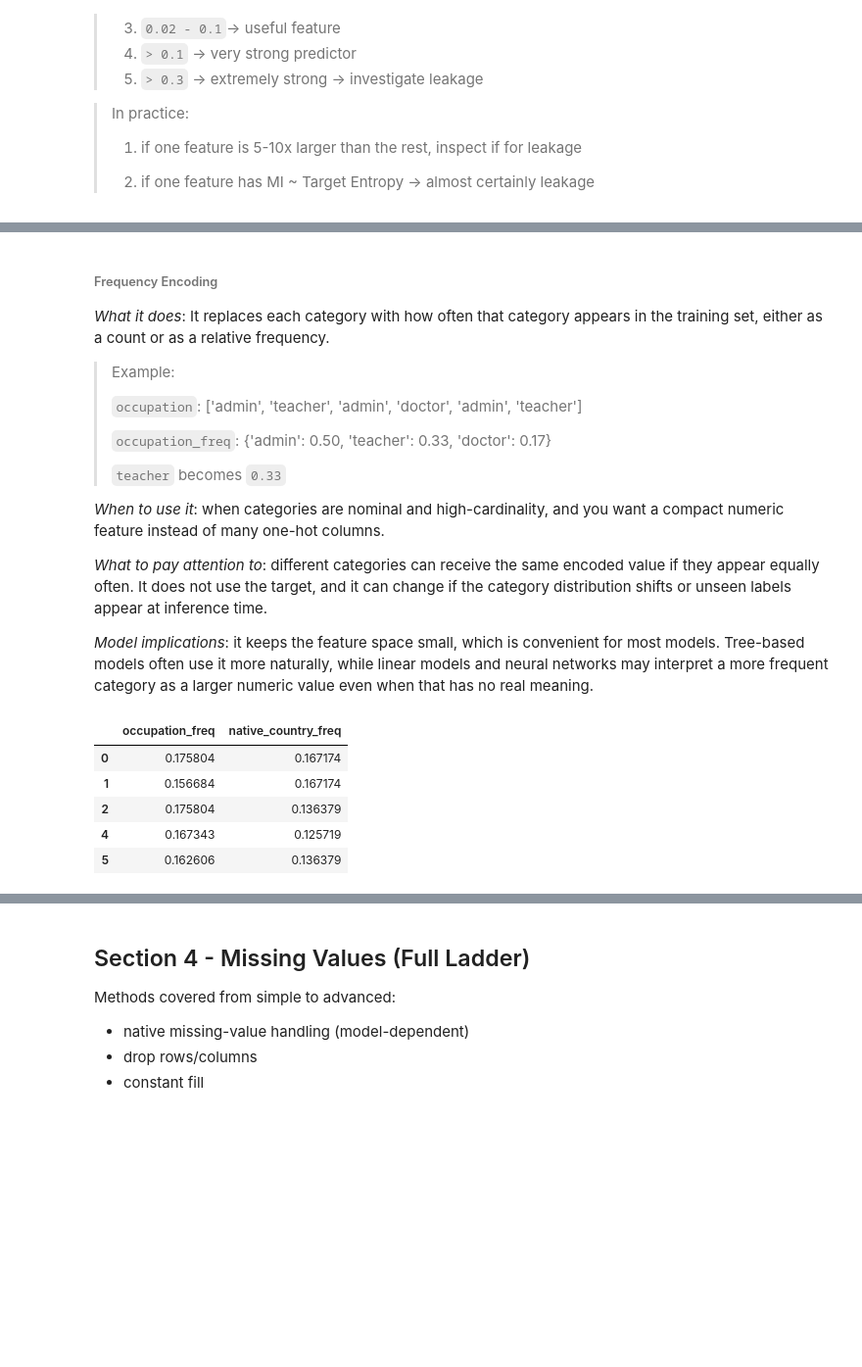
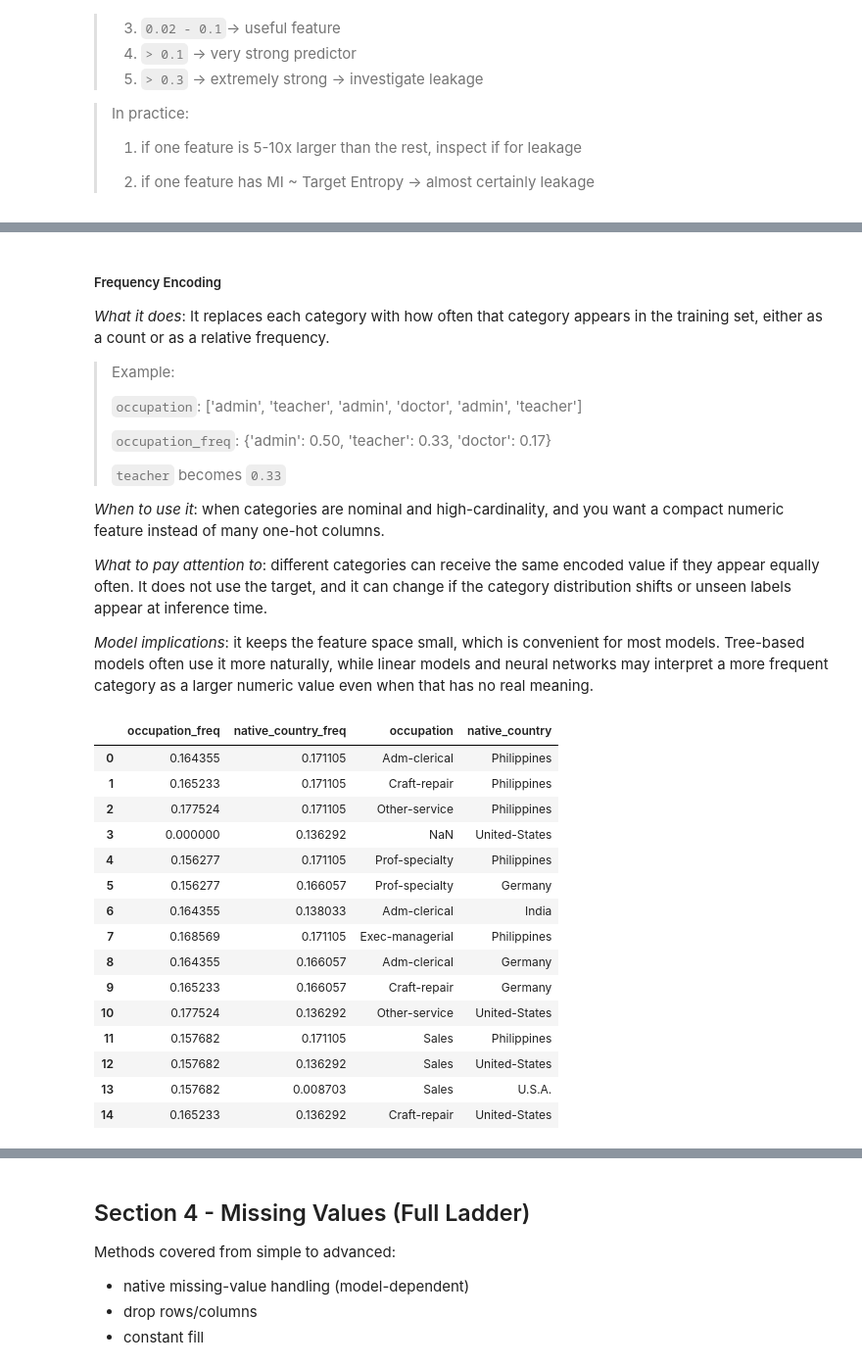
Before and after one commit to CardoAI/ml_industry_course, a Jupyter notebook: day1/datapreprocessing_featureengineering.ipynb, the cells around one changed output, grey strips where cells are left out. Shown at 98% size. Cells and saved outputs as stored; diff of their text form; code cells hidden in the pictures; blank space fills up the shorter version.

```diff
--- a/day1/datapreprocessing_featureengineering.ipynb
+++ b/day1/datapreprocessing_featureengineering.ipynb
@@ -425,7 +489,9 @@ def leakage_tree_score(X, y, feature, cv=5):
     return cross_val_score(model, X[[feature]], y, cv=cv, scoring="roc_auc").mean()
 
 for col in adult.drop([TARGET_COL, TARGET_BIN_COL], axis=1).select_dtypes('number').columns:
-    ls = (leakage_tree_score(adult, adult[TARGET_BIN_COL], col, cv=3))
+    single_col = adult[[col, TARGET_BIN_COL]]
+    single_col[col] = single_col[col].astype(float)
+    ls = (leakage_tree_score(single_col, single_col[TARGET_BIN_COL], col, cv=3))
     if ls > 0.6:
         print(f"Potential leakage detected: {col} with score {ls:.4f}")
 # %% [output]
@@ -574,10 +616,0 @@ Unseen occupation categories in test vs train: ['policy_simulator', 'quantum_tec
-# %%
-split_prop = adult[SPLIT_COL].value_counts(normalize=True).rename("share").reset_index().rename(columns={"index": SPLIT_COL})
-show(split_prop, n=10)
-
-for col in ["occupation", "native_country", "workclass"]:
-    if col in adult.columns:
-        unseen = unseen_categories(train_df[col], test_df[col])
-        print(f"{col}: unseen in test={len(unseen)} -> {unseen[:8]}")
-
-print("Bad split examples to avoid: group leakage (same entity in train/test), and time leakage (future rows in train).")
@@ -598,0 +617,28 @@ All mappings/encoders are learned on **train only**.
+# %%
+split_summary = pd.DataFrame({
+    "split": ["train", "val", "test"],
+    "n_rows": [len(train_df), len(val_df), len(test_df)],
+    "target_rate": [
+        train_df[TARGET_BIN_COL].mean(),
+        val_df[TARGET_BIN_COL].mean(),
+        test_df[TARGET_BIN_COL].mean(),
+    ],
+})
+
+fig, axes = plt.subplots(1, 2, figsize=(10, 4))
+
+sns.barplot(data=split_summary, x="split", y="n_rows", ax=axes[0])#, palette="Set2")
+axes[0].set_title("Rows per split")
+axes[0].set_ylabel("Number of rows")
+
+sns.barplot(data=split_summary, x="split", y="target_rate", ax=axes[1])#, palette="Set2")
+axes[1].set_title("Positive label ratio per split")
+axes[1].set_ylabel(TARGET_BIN_COL)
+
+for ax, col in zip(axes, ["n_rows", "target_rate"]):
+    for i, v in enumerate(split_summary[col]):
+        label = f"{v:.3f}" if col == "target_rate" else f"{int(v)}"
+        ax.text(i, v, label, ha="center", va="bottom")
+
+plt.tight_layout()
+plt.show()
@@ -772,5 +881,5 @@ OHE shapes: (5910, 96) (1487, 96) (1874, 96)
 # %% [markdown]
-###### Frequency Encoding
+##### Frequency Encoding
 
 *What it does*: It replaces each category with how often that category appears in the training set, either as a count or as a relative frequency.
 
@@ -790,23 +899,34 @@ OHE shapes: (5910, 96) (1487, 96) (1874, 96)
 # %%
 # Frequency Encoding
 freq_maps = {}
 X_train_freq = pd.DataFrame(index=X_train_raw.index)
 X_val_freq = pd.DataFrame(index=X_val_raw.index)
 X_test_freq = pd.DataFrame(index=X_test_raw.index)
 
 freq_cols = [c for c in ["occupation", "native_country"] if c in X_train_raw.columns]
 for col in freq_cols:
     freq = X_train_raw[col].astype(str).value_counts(normalize=True)
     freq_maps[col] = freq
     X_train_freq[f"{col}_freq"] = X_train_raw[col].astype(str).map(freq).fillna(0.0)
     X_val_freq[f"{col}_freq"] = X_val_raw[col].astype(str).map(freq).fillna(0.0)
     X_test_freq[f"{col}_freq"] = X_test_raw[col].astype(str).map(freq).fillna(0.0)
 
-show(X_train_freq, n=5)
+show(pd.concat([X_train_freq, X_train_raw[['occupation', 'native_country']]], axis=1)
+     .drop_duplicates(['occupation', 'native_country'], ignore_index=True), n=15)
 # %% [output]
-|  | occupation_freq | native_country_freq |
-| 0 | 0.175804 | 0.167174 |
-| 1 | 0.156684 | 0.167174 |
-| 2 | 0.175804 | 0.136379 |
-| 4 | 0.167343 | 0.125719 |
-| 5 | 0.162606 | 0.136379 |
+|  | occupation_freq | native_country_freq | occupation | native_country |
+| 0 | 0.164355 | 0.171105 | Adm-clerical | Philippines |
+| 1 | 0.165233 | 0.171105 | Craft-repair | Philippines |
+| 2 | 0.177524 | 0.171105 | Other-service | Philippines |
+| 3 | 0.000000 | 0.136292 | NaN | United-States |
+| 4 | 0.156277 | 0.171105 | Prof-specialty | Philippines |
+| 5 | 0.156277 | 0.166057 | Prof-specialty | Germany |
+| 6 | 0.164355 | 0.138033 | Adm-clerical | India |
+| 7 | 0.168569 | 0.171105 | Exec-managerial | Philippines |
+| 8 | 0.164355 | 0.166057 | Adm-clerical | Germany |
+| 9 | 0.165233 | 0.166057 | Craft-repair | Germany |
+| 10 | 0.177524 | 0.136292 | Other-service | United-States |
+| 11 | 0.157682 | 0.171105 | Sales | Philippines |
+| 12 | 0.157682 | 0.136292 | Sales | United-States |
+| 13 | 0.157682 | 0.008703 | Sales | U.S.A. |
+| 14 | 0.165233 | 0.136292 | Craft-repair | United-States |
```
Also changed, not shown: parts of 65 cells of this notebook, 1 other file.
